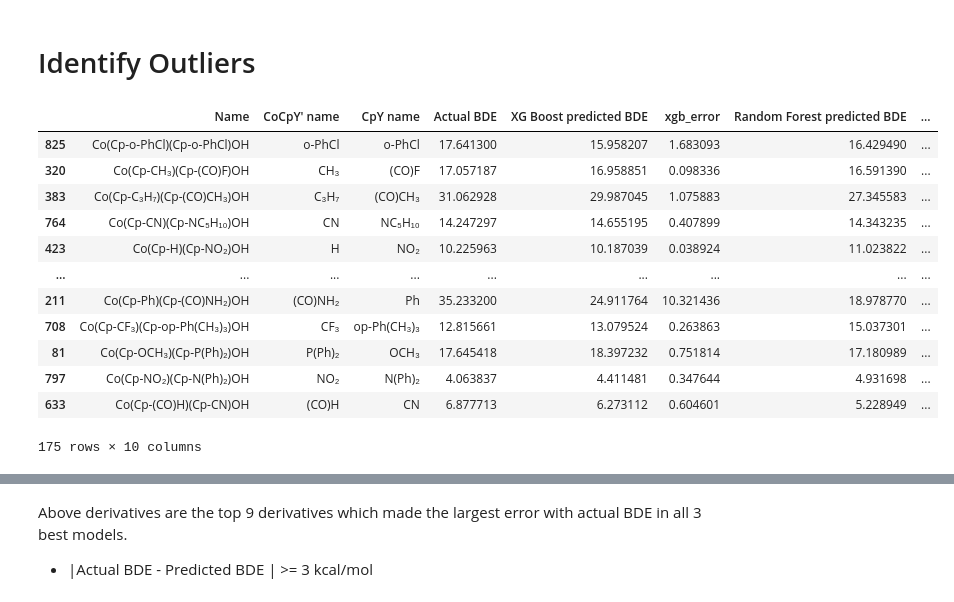
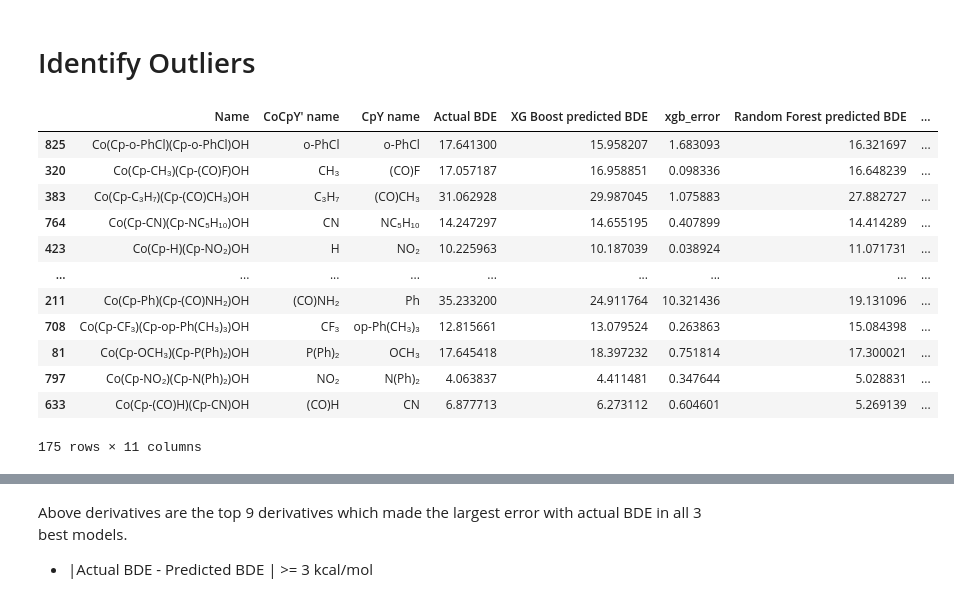
Before and after one commit to sheha919/Cobaltocenium_project, a Jupyter notebook: ml_code_2_corrected.ipynb, the cells around one changed output, grey strips where cells are left out. Drawn from its saved outputs; the diff is of its cells as text; code cells hidden in the pictures.

```diff
--- a/ml_code_2_corrected.ipynb
+++ b/ml_code_2_corrected.ipynb
@@ -846,3 +843,5 @@ rf_param_grid = {'randomforestregressor__n_estimators':[25,50,75,100,125,150,175
+# %%
+rf_param_grid = {'randomforestregressor__n_estimators':[125]}
 # %%
 rf_pipe_gs = GridSearchCV(rf_pipe, rf_param_grid, cv =5)
 rf_pipe_gs.fit(X_train, y_train);
@@ -902,3 +898,5 @@ bt_param_grid = {'baggingregressor__n_estimators':range(10, 80, 10)}
+# %%
+bt_param_grid = {'baggingregressor__n_estimators':[125]}
 # %%
 bt_pipe_gs = GridSearchCV(bt_pipe, bt_param_grid, cv=5)
 bt_pipe_gs.fit(X_train, y_train)
@@ -979,30 +978,31 @@ Acording to the above scores for optimized models, XG Boost regression model is
 # %%
 test_data =  pd.DataFrame(index = y_test.index)
 test_data['Name'] = ml_df.loc[X_test.index, 'Name']
 test_data["CoCpY' name"] = ml_df.loc[X_test.index, "CoCpY' name"]
 test_data["CpY name"] = ml_df.loc[X_test.index, "CpY name"]
 test_data['Actual BDE'] = y_test
 test_data['XG Boost predicted BDE']= xgb_opt.predict(X_test)
 test_data['xgb_error'] = abs(y_test - xgb_opt.predict(X_test))
 test_data['Random Forest predicted BDE']= rf_opt.predict(X_test)
 test_data['rf_error'] = abs(y_test - rf_opt.predict(X_test))
 test_data['Bagged Tree predicted BDE']= bt_opt.predict(X_test)
 test_data['bt_error'] = abs(y_test - bt_opt.predict(X_test))
+test_data['avg_error'] = (test_data['xgb_error']+test_data['rf_error']+test_data['bt_error'])/3
 test_data
 # %% [output]
 |  | Name | CoCpY' name | CpY name | Actual BDE | XG Boost predicted BDE | xgb_error | Random Forest predicted BDE | ... |
-| 825 | Co(Cp-o-PhCl)(Cp-o-PhCl)OH | o-PhCl | o-PhCl | 17.641300 | 15.958207 | 1.683093 | 16.429490 | ... |
-| 320 | Co(Cp-CH₃)(Cp-(CO)F)OH | CH₃ | (CO)F | 17.057187 | 16.958851 | 0.098336 | 16.591390 | ... |
-| 383 | Co(Cp-C₃H₇)(Cp-(CO)CH₃)OH | C₃H₇ | (CO)CH₃ | 31.062928 | 29.987045 | 1.075883 | 27.345583 | ... |
-| 764 | Co(Cp-CN)(Cp-NC₅H₁₀)OH | CN | NC₅H₁₀ | 14.247297 | 14.655195 | 0.407899 | 14.343235 | ... |
-| 423 | Co(Cp-H)(Cp-NO₂)OH | H | NO₂ | 10.225963 | 10.187039 | 0.038924 | 11.023822 | ... |
+| 825 | Co(Cp-o-PhCl)(Cp-o-PhCl)OH | o-PhCl | o-PhCl | 17.641300 | 15.958207 | 1.683093 | 16.321697 | ... |
+| 320 | Co(Cp-CH₃)(Cp-(CO)F)OH | CH₃ | (CO)F | 17.057187 | 16.958851 | 0.098336 | 16.648239 | ... |
+| 383 | Co(Cp-C₃H₇)(Cp-(CO)CH₃)OH | C₃H₇ | (CO)CH₃ | 31.062928 | 29.987045 | 1.075883 | 27.882727 | ... |
+| 764 | Co(Cp-CN)(Cp-NC₅H₁₀)OH | CN | NC₅H₁₀ | 14.247297 | 14.655195 | 0.407899 | 14.414289 | ... |
+| 423 | Co(Cp-H)(Cp-NO₂)OH | H | NO₂ | 10.225963 | 10.187039 | 0.038924 | 11.071731 | ... |
 | ... | ... | ... | ... | ... | ... | ... | ... | ... |
-| 211 | Co(Cp-Ph)(Cp-(CO)NH₂)OH | (CO)NH₂ | Ph | 35.233200 | 24.911764 | 10.321436 | 18.978770 | ... |
-| 708 | Co(Cp-CF₃)(Cp-op-Ph(CH₃)₃)OH | CF₃ | op-Ph(CH₃)₃ | 12.815661 | 13.079524 | 0.263863 | 15.037301 | ... |
-| 81 | Co(Cp-OCH₃)(Cp-P(Ph)₂)OH | P(Ph)₂ | OCH₃ | 17.645418 | 18.397232 | 0.751814 | 17.180989 | ... |
-| 797 | Co(Cp-NO₂)(Cp-N(Ph)₂)OH | NO₂ | N(Ph)₂ | 4.063837 | 4.411481 | 0.347644 | 4.931698 | ... |
-| 633 | Co(Cp-(CO)H)(Cp-CN)OH | (CO)H | CN | 6.877713 | 6.273112 | 0.604601 | 5.228949 | ... |
+| 211 | Co(Cp-Ph)(Cp-(CO)NH₂)OH | (CO)NH₂ | Ph | 35.233200 | 24.911764 | 10.321436 | 19.131096 | ... |
+| 708 | Co(Cp-CF₃)(Cp-op-Ph(CH₃)₃)OH | CF₃ | op-Ph(CH₃)₃ | 12.815661 | 13.079524 | 0.263863 | 15.084398 | ... |
+| 81 | Co(Cp-OCH₃)(Cp-P(Ph)₂)OH | P(Ph)₂ | OCH₃ | 17.645418 | 18.397232 | 0.751814 | 17.300021 | ... |
+| 797 | Co(Cp-NO₂)(Cp-N(Ph)₂)OH | NO₂ | N(Ph)₂ | 4.063837 | 4.411481 | 0.347644 | 5.028831 | ... |
+| 633 | Co(Cp-(CO)H)(Cp-CN)OH | (CO)H | CN | 6.877713 | 6.273112 | 0.604601 | 5.269139 | ... |
-175 rows × 10 columns
+175 rows × 11 columns
 # %%
 top9_outliers = test_data[(test_data['xgb_error']>=3)&(test_data['rf_error']>=3)&(test_data['bt_error']>=3)]
 top9_outliers
```
Also changed, not shown: parts of 17 cells of this notebook, 28 other files.
